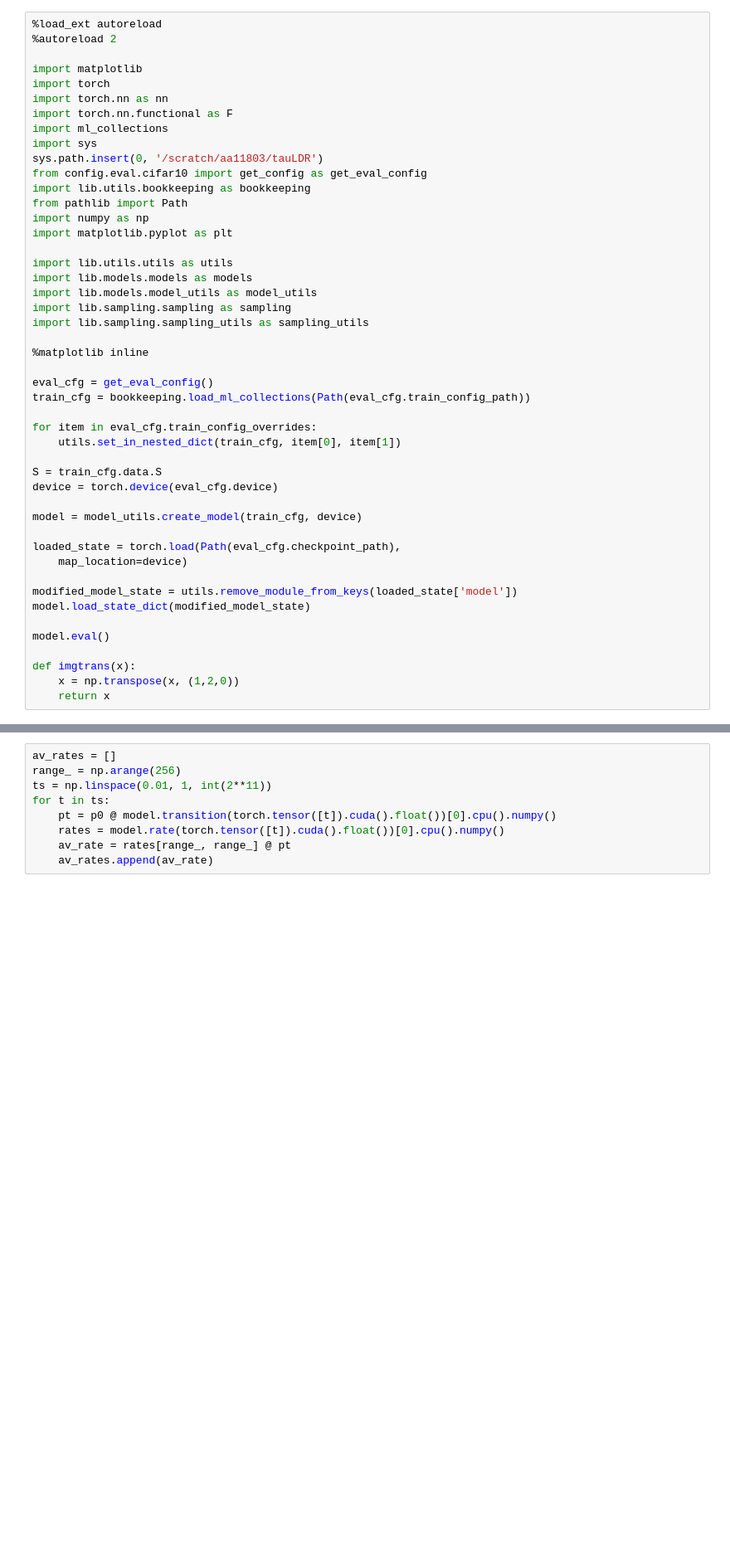
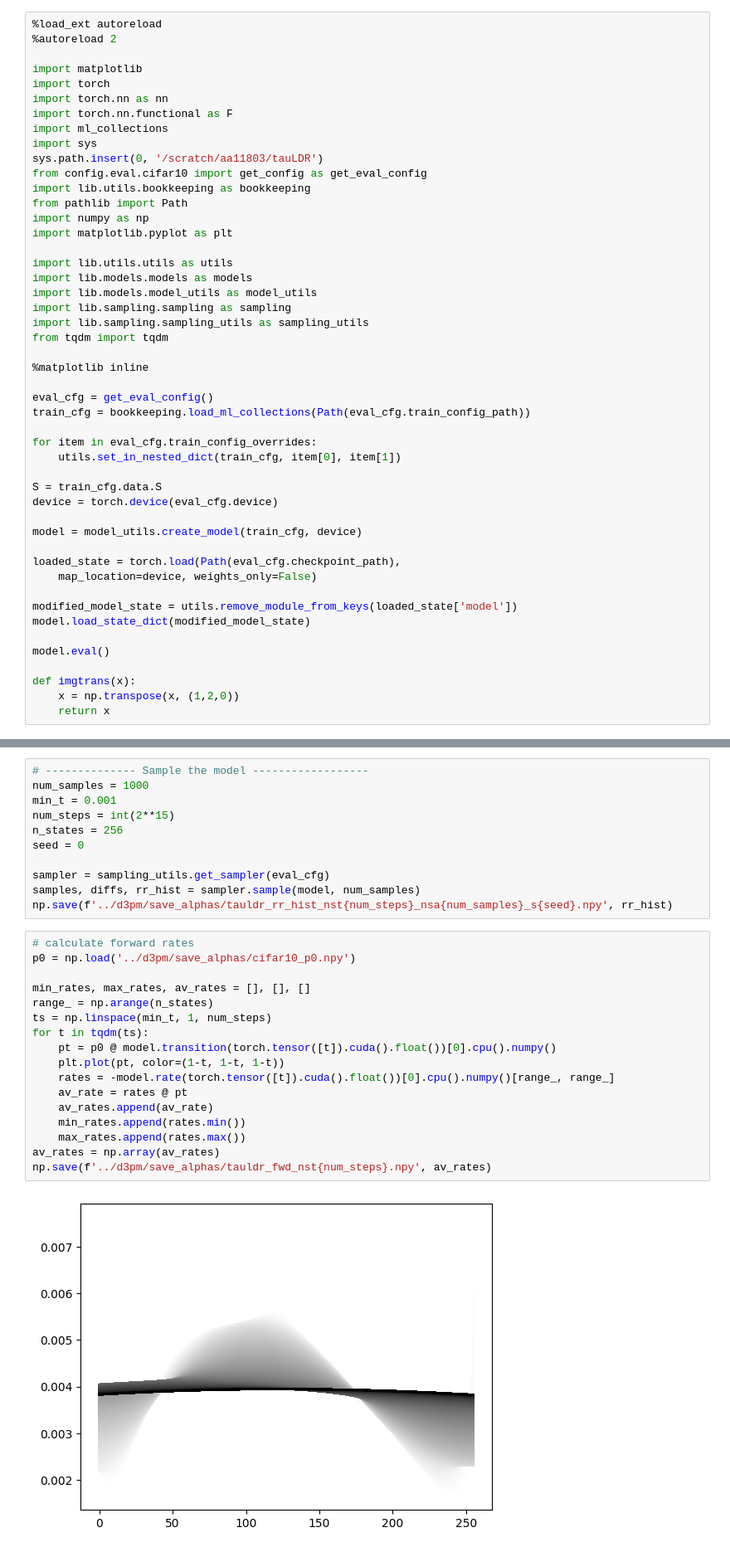
Before and after one commit to AlanNawzadAmin/tauLDR, a Jupyter notebook: image.ipynb, the cells around one changed output, grey strips where cells are left out. Shown at 83% size. Saved outputs shown, nothing was run; the diff lists cells and outputs as text; blank space fills up the shorter version.

```diff
--- a/image.ipynb
+++ b/image.ipynb
@@ -20,6 +20,7 @@ import lib.models.models as models
 import lib.models.model_utils as model_utils
 import lib.sampling.sampling as sampling
 import lib.sampling.sampling_utils as sampling_utils
+from tqdm import tqdm
 
 %matplotlib inline
 
@@ -35,7 +36,7 @@ device = torch.device(eval_cfg.device)
 model = model_utils.create_model(train_cfg, device)
 
 loaded_state = torch.load(Path(eval_cfg.checkpoint_path),
-    map_location=device)
+    map_location=device, weights_only=False)
 
 modified_model_state = utils.remove_module_from_keys(loaded_state['model'])
 model.load_state_dict(modified_model_state)
@@ -124,9 +49,30 @@ np.save('../d3pm/save_alphas/tauldr_rr_hist.npy', rr_hist)
+# %%
+# -------------- Sample the model ------------------
+num_samples = 1000
+min_t = 0.001
+num_steps = int(2**15)
+n_states = 256
+seed = 0
+
+sampler = sampling_utils.get_sampler(eval_cfg)
+samples, diffs, rr_hist = sampler.sample(model, num_samples)
+np.save(f'../d3pm/save_alphas/tauldr_rr_hist_nst{num_steps}_nsa{num_samples}_s{seed}.npy', rr_hist)
 # %%
-av_rates = []
-range_ = np.arange(256)
-ts = np.linspace(0.01, 1, int(2**11))
-for t in ts:
+# calculate forward rates
+p0 = np.load('../d3pm/save_alphas/cifar10_p0.npy')
+
+min_rates, max_rates, av_rates = [], [], []
+range_ = np.arange(n_states)
+ts = np.linspace(min_t, 1, num_steps)
+for t in tqdm(ts):
     pt = p0 @ model.transition(torch.tensor([t]).cuda().float())[0].cpu().numpy()
-    rates = model.rate(torch.tensor([t]).cuda().float())[0].cpu().numpy()
-    av_rate = rates[range_, range_] @ pt
+    plt.plot(pt, color=(1-t, 1-t, 1-t))
+    rates = -model.rate(torch.tensor([t]).cuda().float())[0].cpu().numpy()[range_, range_]
+    av_rate = rates @ pt
     av_rates.append(av_rate)
+    min_rates.append(rates.min())
+    max_rates.append(rates.max())
+av_rates = np.array(av_rates)
+np.save(f'../d3pm/save_alphas/tauldr_fwd_nst{num_steps}.npy', av_rates)
+# %% [output]
+[figure, added]
```
Also changed, not shown: parts of 21 cells of this notebook, 3 other files.
